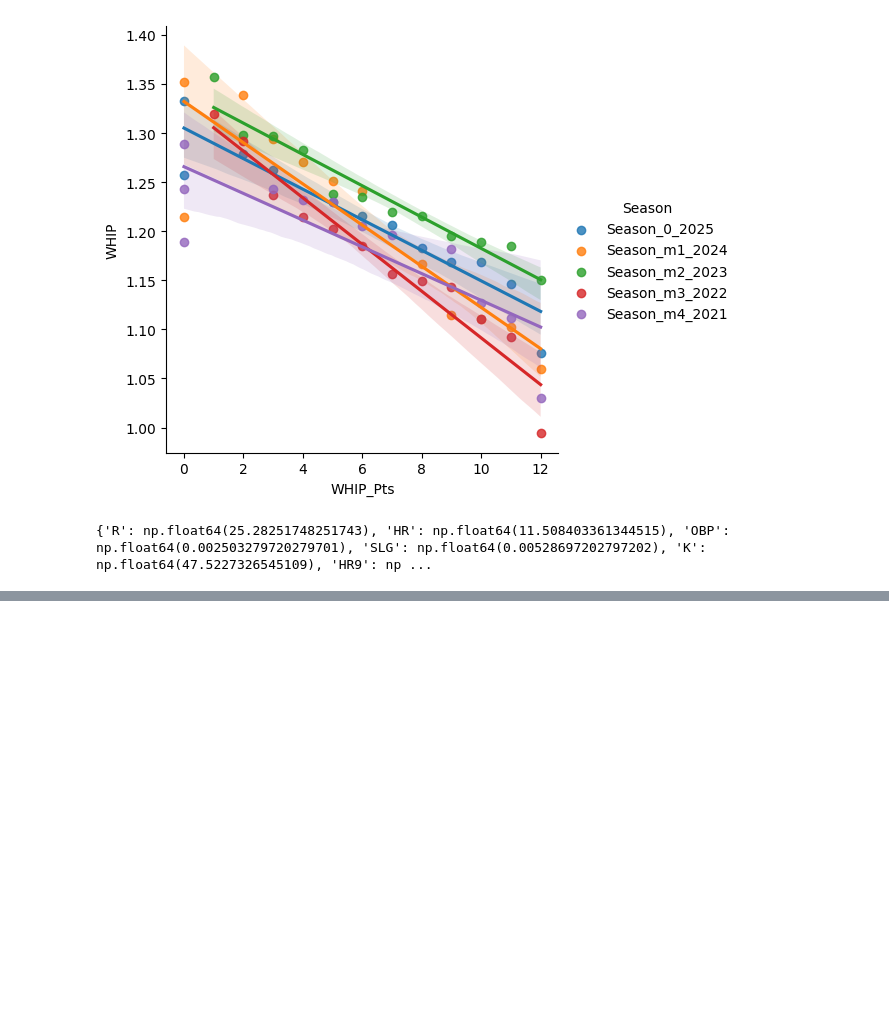
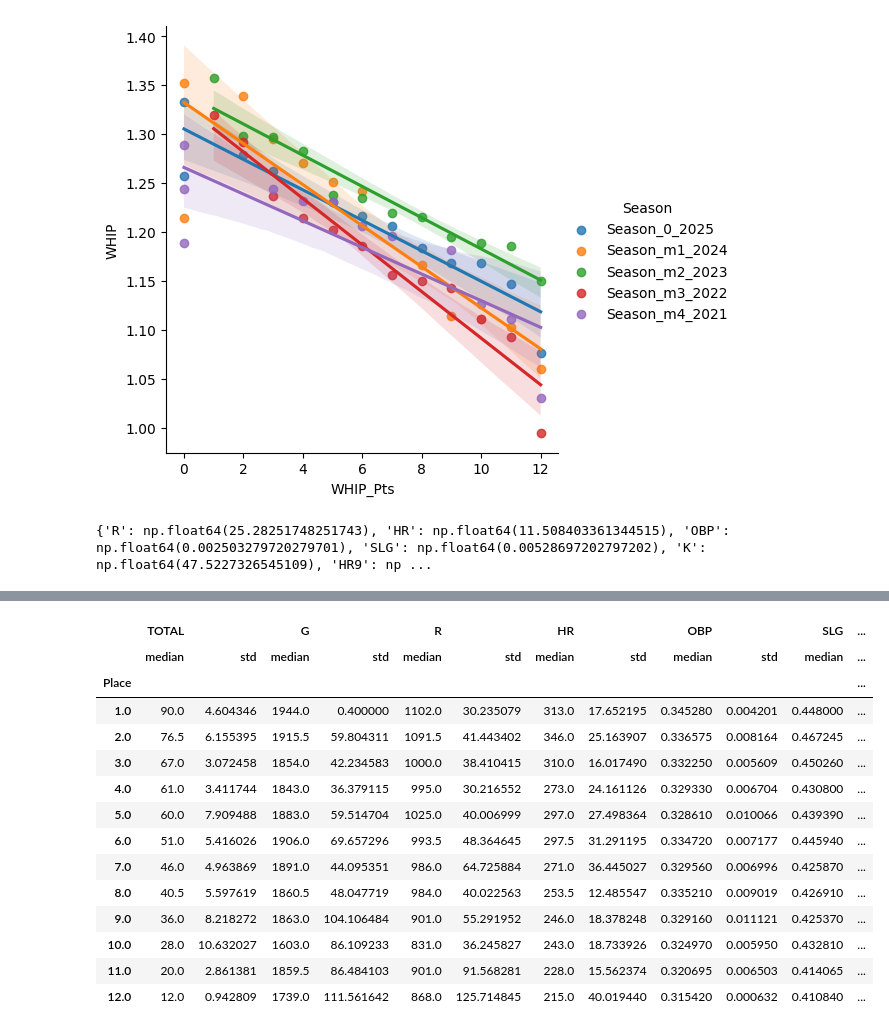
Before and after one commit to chmartin/Ottoneu_Baseball_Projects, a Jupyter notebook: SGP_Slope/Imaginary_Hammers_Calculator.ipynb, the cells around one changed output, grey strips where cells are left out. Drawn from its saved outputs; the diff is of its cells as text; code cells hidden in the pictures; blank space fills up the shorter version.

```diff
--- a/SGP_Slope/Imaginary_Hammers_Calculator.ipynb
+++ b/SGP_Slope/Imaginary_Hammers_Calculator.ipynb
@@ -184,0 +266,18 @@ with open(f"{curr_path}/{League_Name}/SGP_Denom_dict.json", 'w') as f:
+# %%
+Stat_Ranks.groupby("Place")[['TOTAL', 'G', 'R', 'HR', 'OBP', 'SLG']].agg([np.median, np.std])
+# %% [output]
+|  | TOTAL |  | G |  | R |  | HR |  | OBP |  | SLG | ... |
+|  | median | std | median | std | median | std | median | std | median | std | median | ... |
+| Place |  |  |  |  |  |  |  |  |  |  |  | ... |
+| 1.0 | 90.0 | 4.604346 | 1944.0 | 0.400000 | 1102.0 | 30.235079 | 313.0 | 17.652195 | 0.345280 | 0.004201 | 0.448000 | ... |
+| 2.0 | 76.5 | 6.155395 | 1915.5 | 59.804311 | 1091.5 | 41.443402 | 346.0 | 25.163907 | 0.336575 | 0.008164 | 0.467245 | ... |
+| 3.0 | 67.0 | 3.072458 | 1854.0 | 42.234583 | 1000.0 | 38.410415 | 310.0 | 16.017490 | 0.332250 | 0.005609 | 0.450260 | ... |
+| 4.0 | 61.0 | 3.411744 | 1843.0 | 36.379115 | 995.0 | 30.216552 | 273.0 | 24.161126 | 0.329330 | 0.006704 | 0.430800 | ... |
+| 5.0 | 60.0 | 7.909488 | 1883.0 | 59.514704 | 1025.0 | 40.006999 | 297.0 | 27.498364 | 0.328610 | 0.010066 | 0.439390 | ... |
+| 6.0 | 51.0 | 5.416026 | 1906.0 | 69.657296 | 993.5 | 48.364645 | 297.5 | 31.291195 | 0.334720 | 0.007177 | 0.445940 | ... |
+| 7.0 | 46.0 | 4.963869 | 1891.0 | 44.095351 | 986.0 | 64.725884 | 271.0 | 36.445027 | 0.329560 | 0.006996 | 0.425870 | ... |
+| 8.0 | 40.5 | 5.597619 | 1860.5 | 48.047719 | 984.0 | 40.022563 | 253.5 | 12.485547 | 0.335210 | 0.009019 | 0.426910 | ... |
+| 9.0 | 36.0 | 8.218272 | 1863.0 | 104.106484 | 901.0 | 55.291952 | 246.0 | 18.378248 | 0.329160 | 0.011121 | 0.425370 | ... |
+| 10.0 | 28.0 | 10.632027 | 1603.0 | 86.109233 | 831.0 | 36.245827 | 243.0 | 18.733926 | 0.324970 | 0.005950 | 0.432810 | ... |
+| 11.0 | 20.0 | 2.861381 | 1859.5 | 86.484103 | 901.0 | 91.568281 | 228.0 | 15.562374 | 0.320695 | 0.006503 | 0.414065 | ... |
+| 12.0 | 12.0 | 0.942809 | 1739.0 | 111.561642 | 868.0 | 125.714845 | 215.0 | 40.019440 | 0.315420 | 0.000632 | 0.410840 | ... |
```
Also changed, not shown: parts of 12 cells of this notebook, 3 other files.
